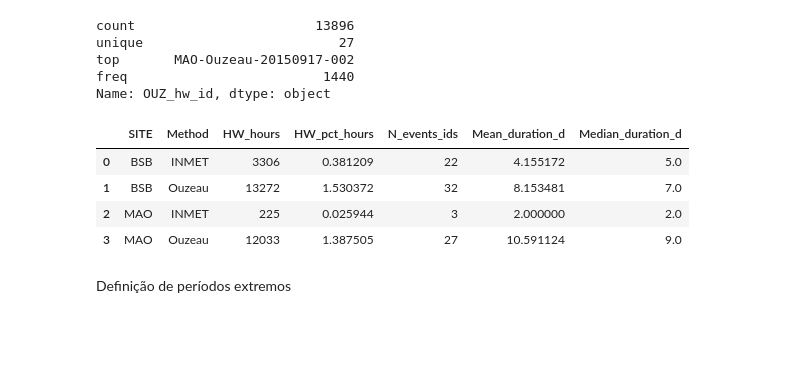
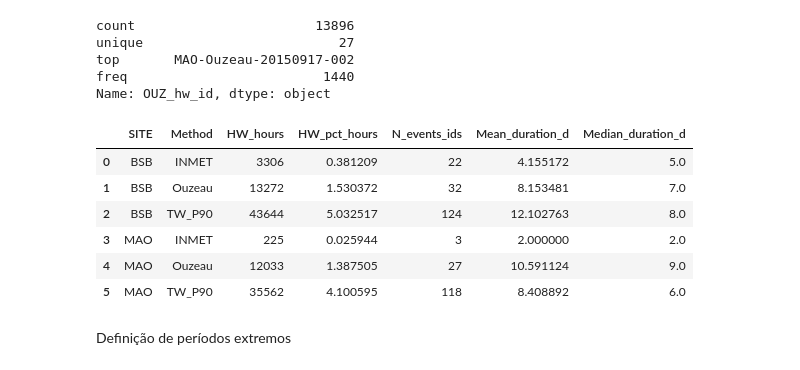
Before and after one commit to matheusbracht/heatwave_overheating_pipeline, a Jupyter notebook: notebooks/4_analysis.ipynb, the cells around one changed output. Cells and saved outputs as stored; diff of their text form; code cells hidden in the pictures; blank space fills up the shorter version.

```diff
--- a/notebooks/4_analysis.ipynb
+++ b/notebooks/4_analysis.ipynb
@@ -97,70 +117,78 @@ top       MAO-Ouzeau-20150917-002
 freq                         1440
 Name: OUZ_hw_id, dtype: object
 # %%
-def count_events_by_id(full, bool_col, id_col):
-    h = full[bool_col].astype(bool)
-    if id_col not in full.columns:
+def count_events_by_id(full: pd.DataFrame, bool_col: str, id_col: str):
+    if bool_col not in full.columns or id_col not in full.columns:
         return np.nan
-    ids = full.loc[h, id_col].astype(str)
-    ids = ids[ids.notna() & (ids != "nan") & (ids != "None") & (ids != "")]
+
+    h = full[bool_col].fillna(False).astype(bool)
+    ids = full.loc[h, id_col]
+
+    # filtra ids válidos (sem converter tudo pra string antes)
+    ids = ids.dropna().astype(str)
+    ids = ids[(ids != "nan") & (ids != "None") & (ids != "")]
+
     return int(ids.nunique()) if len(ids) else 0
+
 
 def hw_summary_one(full: pd.DataFrame, site: str):
     rows = []
+    total_hours = len(full)
 
-    for method, bool_col, id_col, dur_col in [
+    specs = [
         ("INMET",  "HW_INMET_bool", "INMET_hw_id", "INMET_duration_d"),
         ("Ouzeau", "HW_OU_bool",    "OUZ_hw_id",   "OUZ_duration_d"),
-    ]:
+        ("TW_P90", "HW_TW_bool",    "TW_hw_id",    "TW_duration_d"),
+    ]
+
+    for method, bool_col, id_col, dur_col in specs:
         if bool_col not in full.columns:
             continue
 
-        h = full[bool_col].astype(bool).fillna(False)
-        total_hours = len(full)
+        h = full[bool_col].fillna(False).astype(bool)
 
         hw_hours = int(h.sum())
         hw_pct   = 100 * hw_hours / total_hours if total_hours else np.nan
 
         # ---- número de eventos (IDs únicos) ----
-        n_ids = np.nan
-        if id_col in full.columns:
-            ids = full.loc[h, id_col].astype(str)
-            ids = ids[ids.notna() & (ids != "nan") & (ids != "None") & (ids != "")]
-            n_ids = int(ids.nunique()) if len(ids) else 0
+        n_ids = count_events_by_id(full, bool_col, id_col)
 
         # ---- duração por evento (em dias) ----
         mean_dur = np.nan
         med_dur  = np.nan
         if dur_col in full.columns:
             d = pd.to_numeric(full.loc[h, dur_col], errors="coerce").dropna()
             if len(d):
                 mean_dur = float(d.mean())
                 med_dur  = float(d.median())
 
         rows.append({
             "SITE": site,
             "Method": method,
             "HW_hours": hw_hours,
             "HW_pct_hours": hw_pct,
             "N_events_ids": n_ids,
             "Mean_duration_d": mean_dur,
             "Median_duration_d": med_dur,
         })
 
     return pd.DataFrame(rows)
 
+
 hw_summary = pd.concat(
     [hw_summary_one(df, site_id[0]) for site_id, df in fulls.items()],
     ignore_index=True
 )
 
 hw_summary
 # %% [output]
 |  | SITE | Method | HW_hours | HW_pct_hours | N_events_ids | Mean_duration_d | Median_duration_d |
 | 0 | BSB | INMET | 3306 | 0.381209 | 22 | 4.155172 | 5.0 |
 | 1 | BSB | Ouzeau | 13272 | 1.530372 | 32 | 8.153481 | 7.0 |
-| 2 | MAO | INMET | 225 | 0.025944 | 3 | 2.000000 | 2.0 |
-| 3 | MAO | Ouzeau | 12033 | 1.387505 | 27 | 10.591124 | 9.0 |
+| 2 | BSB | TW_P90 | 43644 | 5.032517 | 124 | 12.102763 | 8.0 |
+| 3 | MAO | INMET | 225 | 0.025944 | 3 | 2.000000 | 2.0 |
+| 4 | MAO | Ouzeau | 12033 | 1.387505 | 27 | 10.591124 | 9.0 |
+| 5 | MAO | TW_P90 | 35562 | 4.100595 | 118 | 8.408892 | 6.0 |
 # %% [markdown]
 Definição de períodos extremos
 # %%
```
Also changed, not shown: parts of 19 cells of this notebook, 6 other files.
